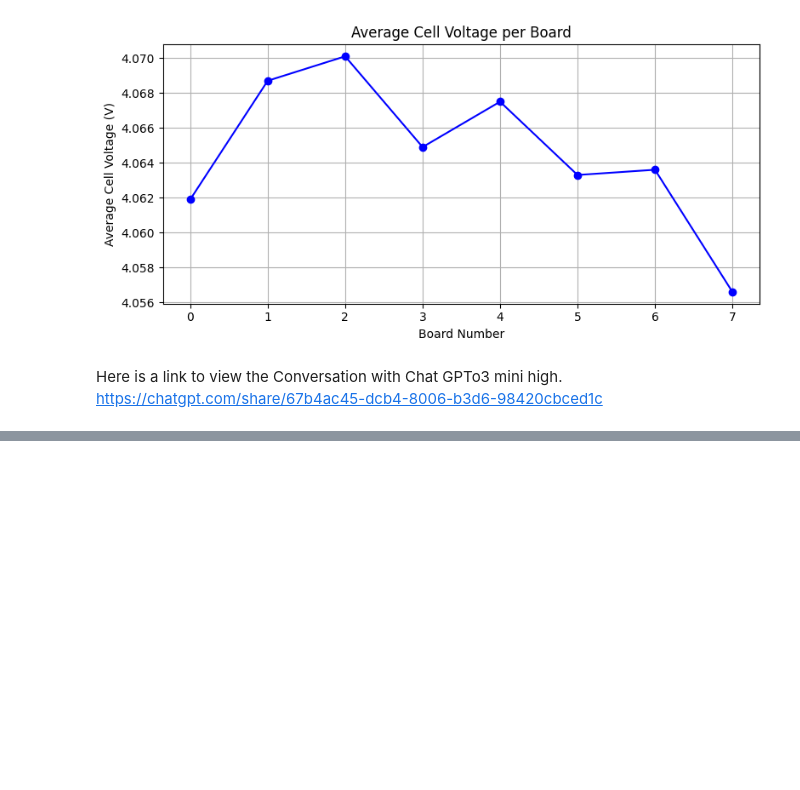
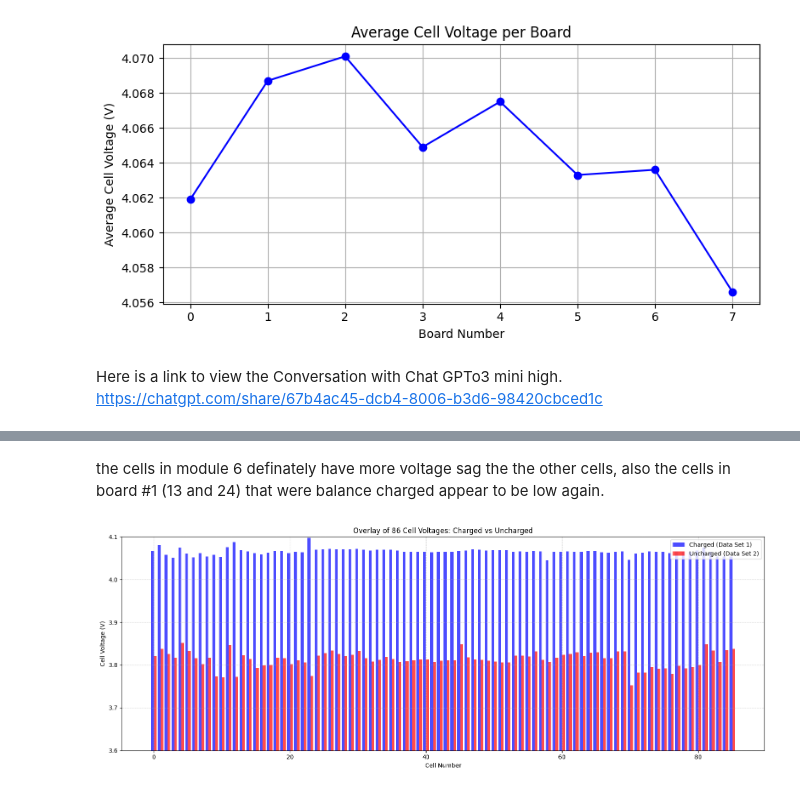
Before and after one commit to Laere11/Laere11, a Jupyter notebook: 021825_FordFocus_batt_cell_balance.ipynb, the cells around one changed output, grey strips where cells are left out. Drawn from its saved outputs; the diff is of its cells as text; code cells hidden in the pictures; blank space fills up the shorter version.

```diff
--- a/021825_FordFocus_batt_cell_balance.ipynb
+++ b/021825_FordFocus_batt_cell_balance.ipynb
@@ -24,0 +45,79 @@ Here is a link to view the Conversation with Chat GPTo3 mini high.  https://chat
+# %% [markdown]
+the cells in module 6 definately have more voltage sag the the other cells, also the cells in board #1 (13 and 24) that were balance charged appear to be low again.
+# %%
+import matplotlib.pyplot as plt
+import numpy as np
+
+# Data Set 1: Charged Data (Pre-Use)
+data1 = [
+    # Board 0 (12 cells)
+    4.0662, 4.0801, 4.0575, 4.0505, 4.0748, 4.0610, 4.0517, 4.0617, 4.0542, 4.0576, 4.0523, 4.0752,
+    # Board 1 (12 cells)
+    4.0876, 4.0688, 4.0652, 4.0612, 4.0584, 4.0623, 4.0665, 4.0663, 4.0616, 4.0650, 4.0640, 4.0976,
+    # Board 2 (12 cells)
+    4.0695, 4.0710, 4.0714, 4.0707, 4.0704, 4.0707, 4.0714, 4.0692, 4.0681, 4.0692, 4.0700, 4.0698,
+    # Board 3 (10 cells)
+    4.0679, 4.0644, 4.0645, 4.0642, 4.0643, 4.0640, 4.0643, 4.0647, 4.0645, 4.0662,
+    # Board 4 (12 cells)
+    4.0676, 4.0702, 4.0697, 4.0680, 4.0690, 4.0688, 4.0688, 4.0648, 4.0658, 4.0642, 4.0670, 4.0661,
+    # Board 5 (12 cells)
+    4.0447, 4.0650, 4.0649, 4.0655, 4.0647, 4.0647, 4.0668, 4.0664, 4.0633, 4.0628, 4.0651, 4.0660,
+    # Board 6 (12 cells)
+    4.0460, 4.0607, 4.0625, 4.0658, 4.0642, 4.0643, 4.0617, 4.0658, 4.0650, 4.0645, 4.0675, 4.0750,
+    # Board 7 (4 cells)
+    4.0651, 4.0535, 4.0539, 4.0538
+]
+
+# Data Set 2: Uncharged Data (After Use, Before Recharge)
+data2 = [
+    # Board 0 (12 cells)
+    3.8210, 3.8381, 3.8261, 3.8166, 3.8516, 3.8328, 3.8160, 3.8016, 3.8171, 3.7728, 3.7710, 3.8467,
+    # Board 1 (12 cells)
+    3.7722, 3.8227, 3.8134, 3.7935, 3.7989, 3.7998, 3.8173, 3.8159, 3.8016, 3.8109, 3.8061, 3.7746,
+    # Board 2 (12 cells)
+    3.8220, 3.8274, 3.8332, 3.8253, 3.8208, 3.8236, 3.8326, 3.8159, 3.8079, 3.8122, 3.8185, 3.8140,
+    # Board 3 (10 cells)
+    3.8072, 3.8092, 3.8113, 3.8131, 3.8128, 3.8071, 3.8100, 3.8112, 3.8108, 3.8481,
+    # Board 4 (12 cells)
+    3.8174, 3.8124, 3.8116, 3.8096, 3.8077, 3.8064, 3.8058, 3.8214, 3.8218, 3.8201, 3.8312, 3.8121,
+    # Board 5 (12 cells)
+    3.8068, 3.8169, 3.8239, 3.8256, 3.8299, 3.8204, 3.8284, 3.8297, 3.8156, 3.8155, 3.8313, 3.8318,
+    # Board 6 (12 cells)
+    3.7527, 3.7824, 3.7822, 3.7952, 3.7911, 3.7921, 3.7792, 3.7976, 3.7920, 3.7949, 3.7999, 3.8486,
+    # Board 7 (4 cells)
+    3.8338, 3.8068, 3.8344, 3.8380
+]
+
+# Ensure both datasets have 86 values
+assert len(data1) == 86, f"Data Set 1 contains {len(data1)} cells, expected 86."
+assert len(data2) == 86, f"Data Set 2 contains {len(data2)} cells, expected 86."
+
+# Create an array for cell indices
+cells = np.arange(86)
+
+# Define bar width and offsets for side-by-side bars
+width = 0.4
+
+# Create the figure and axes
+plt.figure(figsize=(16, 6))
+
+# Plot bars for each dataset
+plt.bar(cells - width/2, data1, width=width, color='blue', alpha=0.7, label='Charged (Data Set 1)')
+plt.bar(cells + width/2, data2, width=width, color='red', alpha=0.7, label='Uncharged (Data Set 2)')
+
+# Set axis labels and title
+plt.xlabel('Cell Number')
+plt.ylabel('Cell Voltage (V)')
+plt.title('Overlay of 86 Cell Voltages: Charged vs Uncharged')
+
+# Set y-axis limits for clearer variation visibility
+plt.ylim(3.6, 4.1)
+
+# Add a legend and grid
+plt.legend()
+plt.grid(True, linestyle='--', alpha=0.5)
+
+plt.tight_layout()
+plt.show()
+# %% [output]
+[figure, added]
```
Also changed, not shown: parts of 5 cells of this notebook.
